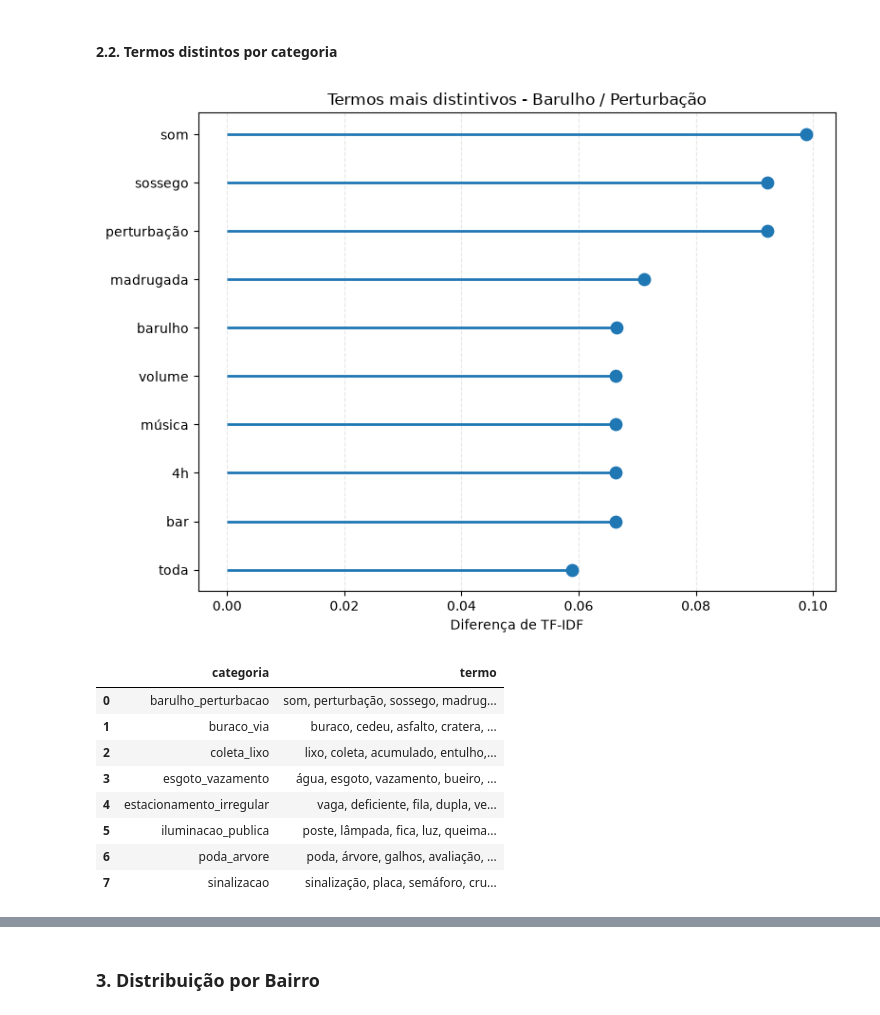
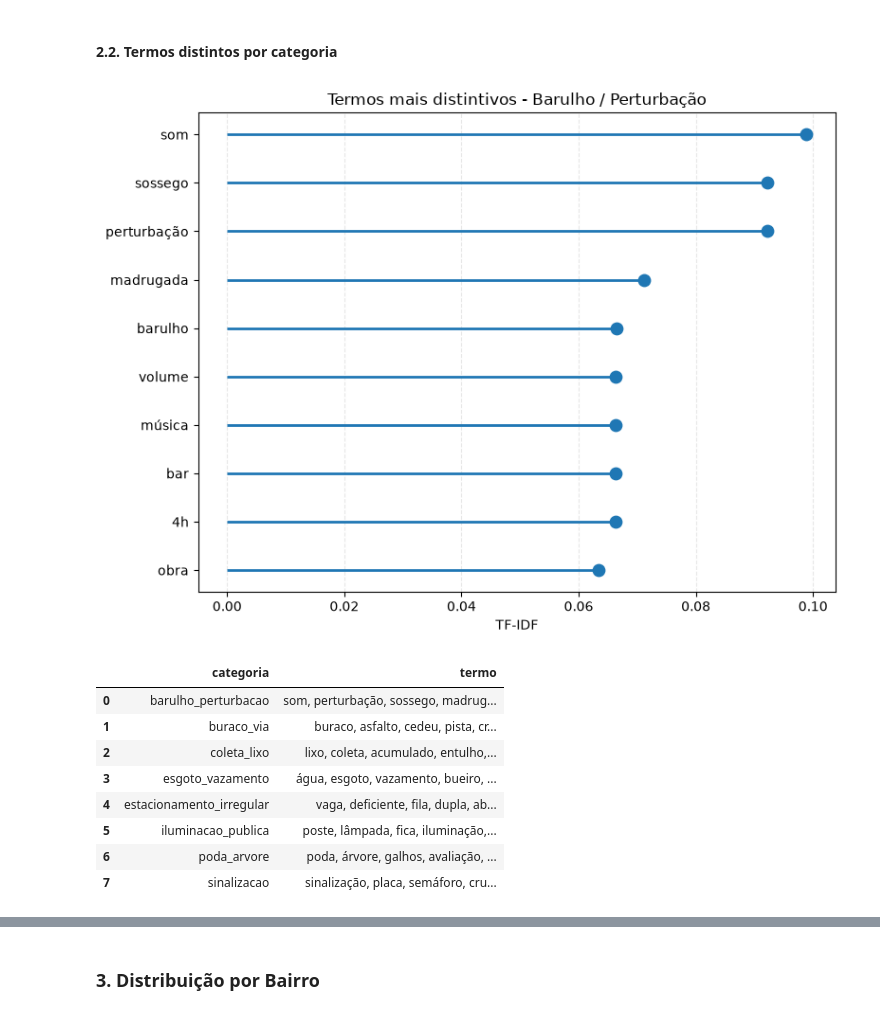
Before and after one commit to Mitysuo/desafio-cientista-dados-junior-ia-pref, a Jupyter notebook: notebooks/01_analise_exploratoria.ipynb, the cells around one changed output, grey strips where cells are left out. Cells and saved outputs as stored; diff of their text form; code cells hidden in the pictures.

```diff
--- a/notebooks/01_analise_exploratoria.ipynb
+++ b/notebooks/01_analise_exploratoria.ipynb
@@ -225,60 +230,52 @@ resultados = []
 
 for categoria in categorias:
     idx_categoria = (df['categoria_real'] == categoria).to_numpy()
-    idx_fora = ~idx_categoria
-
     tfidf_mean_categoria = X[idx_categoria].mean(axis=0).A1
-    tfidf_mean_fora = X[idx_fora].mean(axis=0).A1
-
-    diferenca = tfidf_mean_categoria - tfidf_mean_fora
-
-    top_idx = diferenca.argsort()[::-1][:10]
+    top_idx = tfidf_mean_categoria.argsort()[::-1][:10]
 
     for i in top_idx:
         resultados.append({
             'categoria': categoria,
             'termo': terms[i],
             'tfidf_mean_categoria': tfidf_mean_categoria[i],
-            'tfidf_mean_fora': tfidf_mean_fora[i],
-            'diferenca': diferenca[i],
         })
 
 termos_distintivos = pd.DataFrame(resultados)
 # %%
 categoria = "barulho_perturbacao"
 
 dados = (
     termos_distintivos
     .query("categoria == @categoria")
-    .sort_values("diferenca")
+    .sort_values("tfidf_mean_categoria")
 )
 
 fig, ax = plt.subplots(figsize=(8,6))
 
 ax.hlines(
     y=dados["termo"],
     xmin=0,
-    xmax=dados["diferenca"],
+    xmax=dados["tfidf_mean_categoria"],
     linewidth=2
 )
 
 ax.scatter(
-    dados["diferenca"],
+    dados["tfidf_mean_categoria"],
     dados["termo"],
     s=80,
     zorder=3
 )
 
-ax.set_xlabel("Diferença de TF-IDF")
+ax.set_xlabel("TF-IDF")
 ax.set_ylabel("")
 ax.set_title(f"Termos mais distintivos - {cat_map.get(categoria, categoria)}")
 
 ax.grid(axis="x", linestyle="--", alpha=0.3)
 
 plt.tight_layout()
 plt.show()
 # %% [output]
-[figure, old version]
+[figure, new version]
 # %%
 top_termos_por_categoria = (
     termos_distintivos
@@ -287,14 +284,15 @@ top_termos_por_categoria = (
     .reset_index()
 )
 
-top_termos_por_categoria
+pd.set_option('display.max_colwidth', None)
+display(top_termos_por_categoria)
 # %% [output]
 |  | categoria | termo |
 | 0 | barulho_perturbacao | som, perturbação, sossego, madrug... |
-| 1 | buraco_via | buraco, cedeu, asfalto, cratera, ... |
+| 1 | buraco_via | buraco, asfalto, cedeu, pista, cr... |
 | 2 | coleta_lixo | lixo, coleta, acumulado, entulho,... |
 | 3 | esgoto_vazamento | água, esgoto, vazamento, bueiro, ... |
-| 4 | estacionamento_irregular | vaga, deficiente, fila, dupla, ve... |
-| 5 | iluminacao_publica | poste, lâmpada, fica, luz, queima... |
+| 4 | estacionamento_irregular | vaga, deficiente, fila, dupla, ab... |
+| 5 | iluminacao_publica | poste, lâmpada, fica, iluminação,... |
 | 6 | poda_arvore | poda, árvore, galhos, avaliação, ... |
 | 7 | sinalizacao | sinalização, placa, semáforo, cru... |
```
Also changed, not shown: parts of 17 cells of this notebook, 12 other files.
